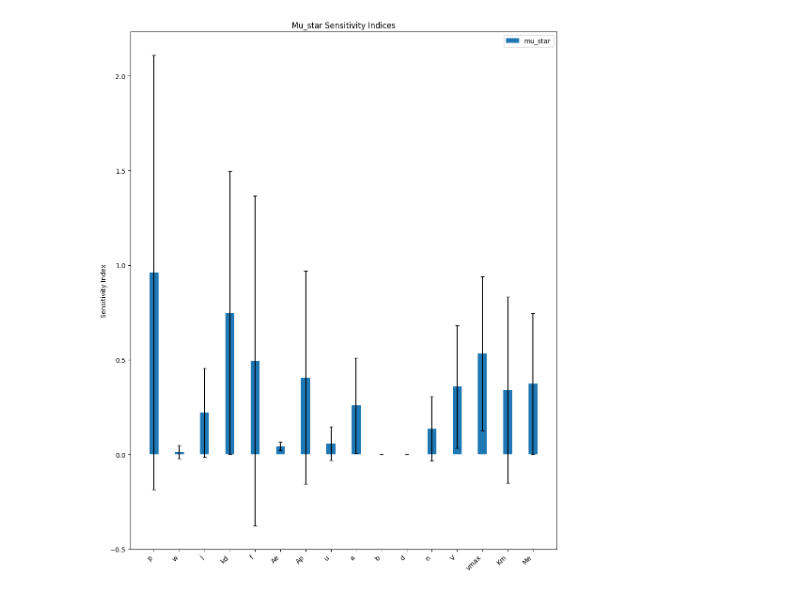
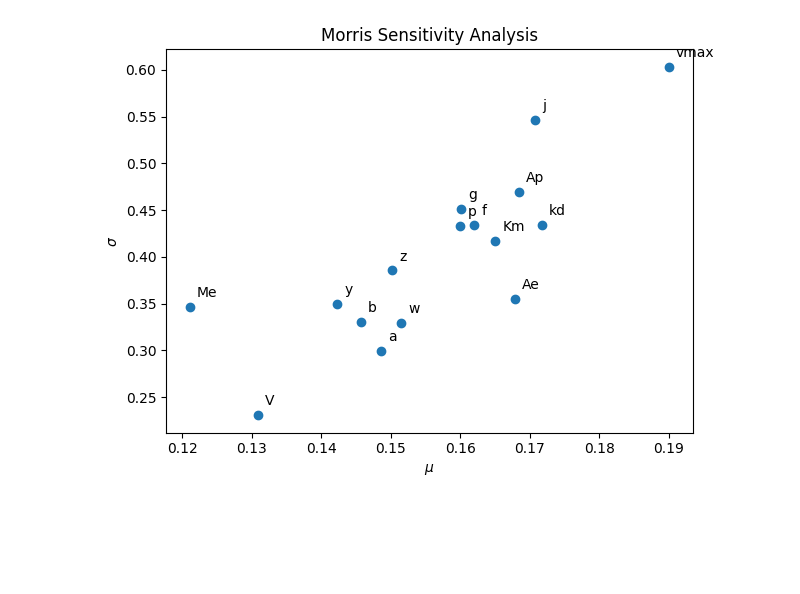
Before and after one commit to ethygers/Mup1_Modeling, a Jupyter notebook: finding_parameter_ranges.ipynb, the cells around one changed output. Cells and saved outputs as stored; diff of their text form; code cells hidden in the pictures; blank space fills up the shorter version.

```diff
--- a/finding_parameter_ranges.ipynb
+++ b/finding_parameter_ranges.ipynb
@@ -336,11 +495,11 @@ Starting multiprocessing
 # %%
-from run_sensitivity_analyses import aggregate_results, plot_results
+from run_sensitivity_analyses import aggregate_results, plot_results, scatter_plot
 
-aggregated = aggregate_results(results)
+aggregated = aggregate_results(sobol_morris_results)
 
-plot_results(aggregated, barsize=.35, label="_just_mu_star")
+scatter_plot(results=None, aggregated=aggregated, output_dir="Images/sensitivity_analysis/sobol_morris_aggregated_scatter_plot.png")
 # %% [output]
-[figure, old version]
+[figure, new version]
 # %%
 from run_sensitivity_analyses import *
 
```
Also changed, not shown: parts of 11 cells of this notebook, 27 other files.
